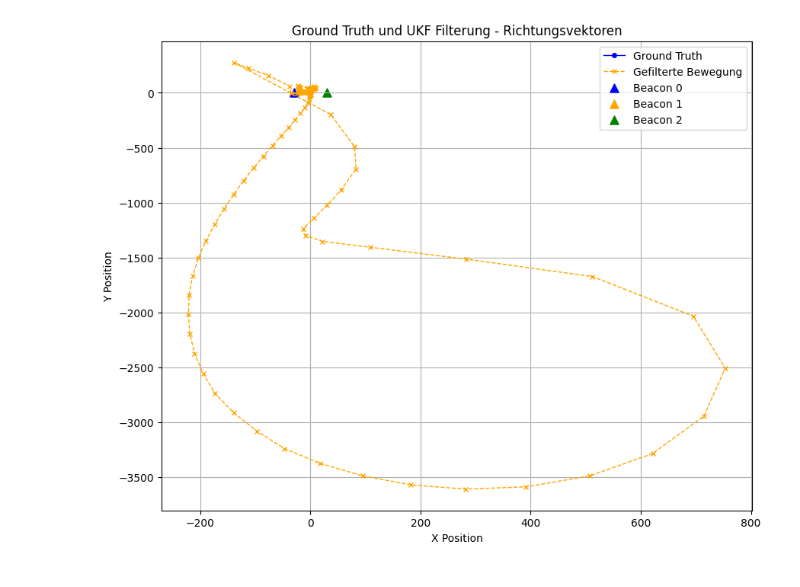
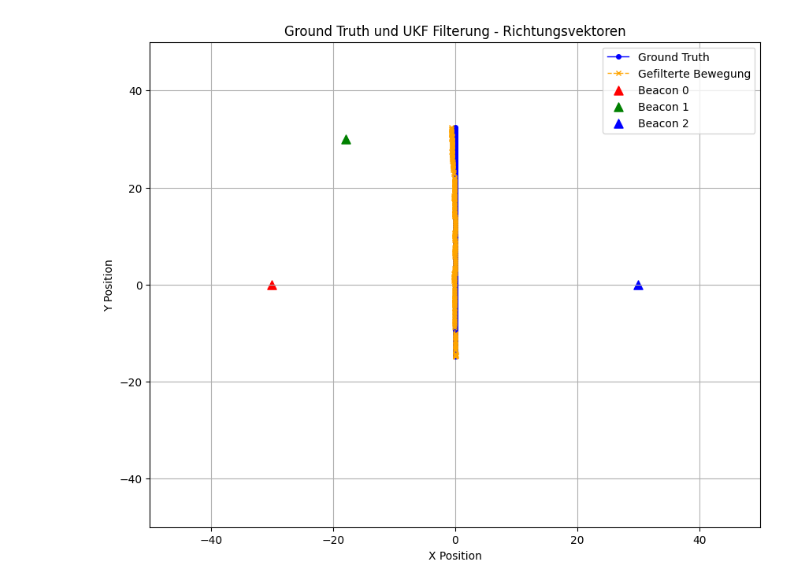
Before and after one commit to tkex/kalman-beacon, a Jupyter notebook: __PythonPrototyping__/UKF/UKF-01-Richtungsvektoren-Implementierung.ipynb, the cells around one changed output. Cells and saved outputs as stored; diff of their text form; code cells hidden in the pictures.

```diff
--- a/__PythonPrototyping__/UKF/UKF-01-Richtungsvektoren-Implementierung.ipynb
+++ b/__PythonPrototyping__/UKF/UKF-01-Richtungsvektoren-Implementierung.ipynb
@@ -90,7 +91,7 @@ SIGMA_ALPHA_VALUE = 0.1
 SIGMA_BETA_VALUE = 2.0
 SIGMA_KAPPA_VALUE = 1.0
 
-Q_VARIANCE_VALUE = 2.0
+Q_VARIANCE_VALUE = 0.1
 
 # --- ---- --- --- ---- --- --- --- --- --- --- --- --- --- --- --- --- --- --- --- --- --- --- --- --- --- ---
 # %%
@@ -172,3 +173,34 @@ def h_x(state):
 
     # hdg[0], hdg[1],
     return np.array([b0[0], b0[1], b1[0], b1[1], b2[0], b2[1]])
+# %%
+z0 = []
+z1 = []
+z2 = []
+
+for index, row in df.iterrows():
+    z0.append([row['Richtung_X_B0'], row['Richtung_Y_B0']])
+    z1.append([row['Richtung_X_B1'], row['Richtung_Y_B1']])
+    z2.append([row['Richtung_X_B2'], row['Richtung_Y_B2']])
+
+t = [(i * dT) for i in range(len(df))]
+
+z0x = [h[0] for h in z0]
+z0y = [h[1] for h in z0]
+
+z1x = [h[0] for h in z1]
+z1y = [h[1] for h in z1]
+
+z2x = [h[0] for h in z2]
+z2y = [h[1] for h in z2]
+
+plt.plot(t, z0x, label='Geschätzer Weg', linestyle='-', color='red', markersize=4)
+plt.plot(t, z1x, label='Geschätzer Weg', linestyle='-', color='green', markersize=4)
+plt.plot(t, z2x, label='Geschätzer Weg', linestyle='-', color='blue', markersize=4)
+plt.show()
+
+
+plt.plot(t, z0y, label='Geschätzer Weg', color='red', markersize=4)
+plt.plot(t, z1y, label='Geschätzer Weg', linestyle='-', color='green', markersize=4)
+plt.plot(t, z2y, label='Geschätzer Weg', linestyle='-', color='blue', markersize=4)
+plt.show()
@@ -201,9 +236,9 @@ uPs = []
 for index, row in df.iterrows():
 
     # Hole die Standardabweichungen für die aktuelle Messung, verkleine diese, um sie von Grad zu norm. Vektoren anzupassen, das ist nur eine math. Näherung!
-    std_b0 = row['STD_Richtung_B0'] / 1000
-    std_b1 = row['STD_Richtung_B1'] / 1000
-    std_b2 = row['STD_Richtung_B2'] / 1000
+    std_b0 = row['STD_Richtung_B0'] / 10
+    std_b1 = row['STD_Richtung_B1'] / 10
+    std_b2 = row['STD_Richtung_B2'] / 10
 
     # Zeige Std zwecks Korrektheit
     #print(std_b0, std_b1, std_b2)
@@ -245,37 +280,40 @@ def plotte_gt_and_estimate(gt_x, gt_y, x_esti, y_esti, beacons, title='Ground Tr
     plt.plot(x_esti, y_esti, label='Gefilterte Bewegung', marker='x', markersize=4, linewidth=1, linestyle='--', color='orange')
 
     # Farben für die Beacons
-    beacon_colors = ['blue', 'orange', 'green']
+    beacon_colors = ['red', 'green', 'blue']
 
     # Beacons
     for i, beacon in enumerate(beacons):
         plt.scatter(beacon[0], beacon[1], s=64, color=beacon_colors[i], label=f'Beacon {i}', marker='^')
 
 
     plt.title(title)
     plt.xlabel('X Position')
     plt.ylabel('Y Position')
+
+    plt.xlim(-50 ,50)
+    plt.ylim(-50 ,50)
 
     plt.legend()
 
     plt.grid(True)
     plt.show()
 
 
 # BEACON_POSITIONS muss als Liste von [x, y] Koordinaten definiert sein
 beacons_xy = [[beacon[0], beacon[1]] for beacon in BEACON_POSITIONS]
 
 
 ux_val = [s[0] for s in uxs]
 uy_val = [s[1] for s in uxs]
 
 
 gt_x = df['X_GT'].tolist()
 gt_y = df['Y_GT'].tolist()
 
 plotte_gt_and_estimate(gt_x, gt_y, ux_val, uy_val, beacons_xy)
 # %% [output]
-[figure, old version]
+[figure, new version]
 # %%
 
 def plotte_noisy_distances(time_steps, noisy_distances):
```
Also changed, not shown: parts of 5 cells of this notebook.
